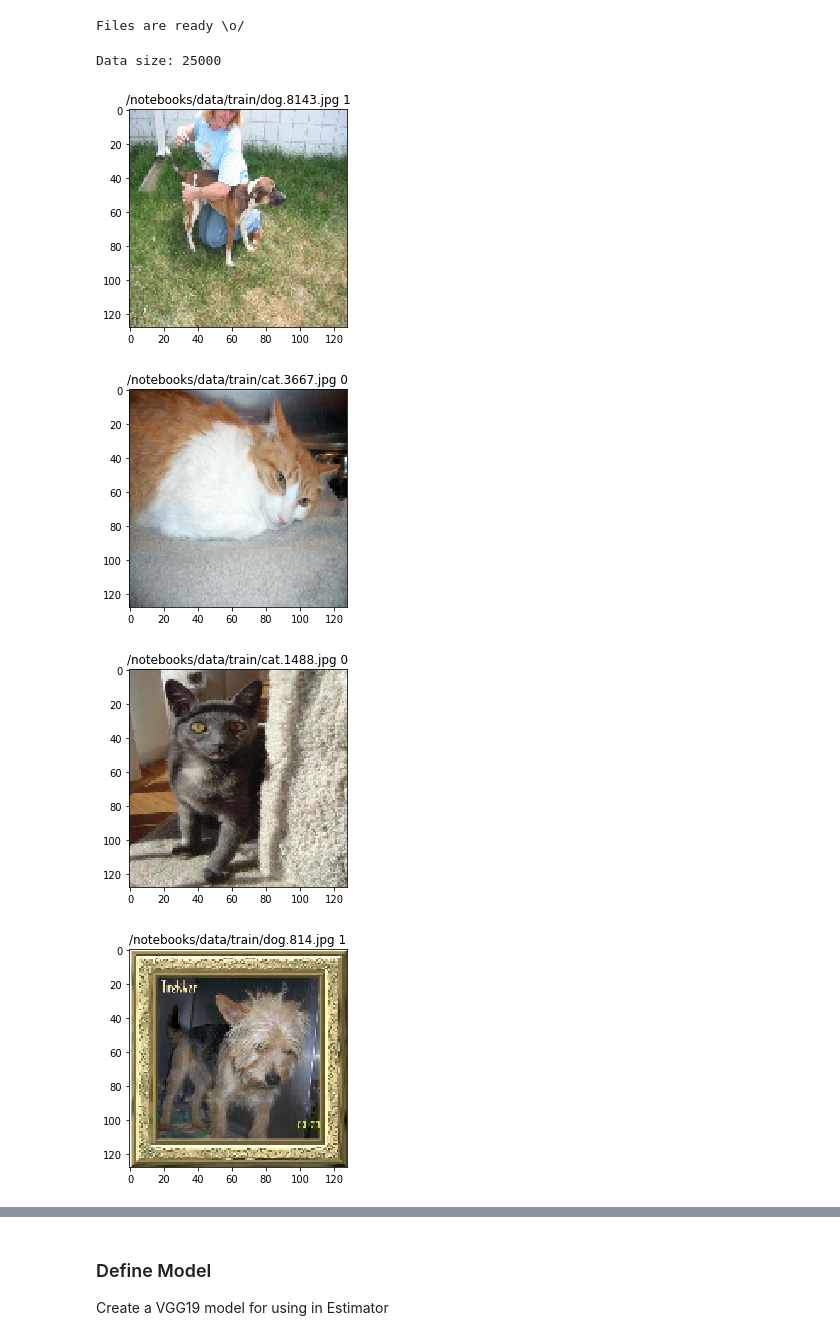
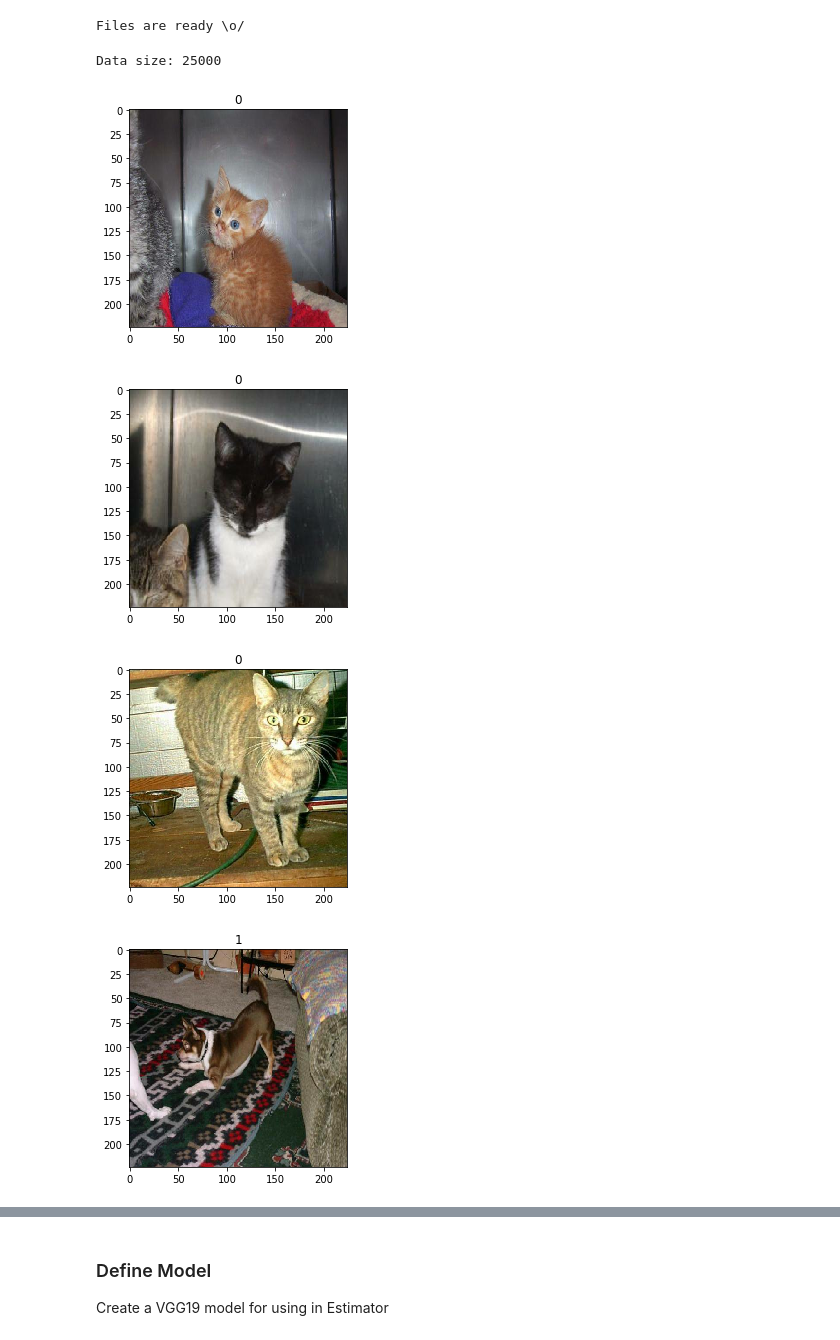
Before and after one commit to neungkl/cat-vs-dog-classification, a Jupyter notebook: src/cat-dog-classifier.ipynb, the cells around one changed output, grey strips where cells are left out. Drawn from its saved outputs; the diff is of its cells as text; code cells hidden in the pictures.

Commit message:
Complete add train part (a lot of bugs)

```diff
--- a/src/cat-dog-classifier.ipynb
+++ b/src/cat-dog-classifier.ipynb
@@ -73,7 +75,7 @@ def read_images_from_disk(input_queue):
     image = tf.image.decode_image(file_contents, channels=3)
     image.set_shape([None, None, 3])
 
-    return filename, image, label
+    return image, label
 
 def gen_input_fn(image_list, label_list, batch_size, shuffle):
 
@@ -88,12 +90,12 @@ def gen_input_fn(image_list, label_list, batch_size, shuffle):
             name="file_input_queue"
         )
 
-        filename, image, label = read_images_from_disk(input_queue)
+        image, label = read_images_from_disk(input_queue)
 
         image = tf.image.resize_images(image, (224, 224), tf.image.ResizeMethod.NEAREST_NEIGHBOR)
 
-        filename_batch, image_batch, label_batch = tf.train.batch(
-            [filename, image, label],
+        image_batch, label_batch = tf.train.batch(
+            [image, label],
             batch_size=batch_size,
             num_threads=1,
             name="batch_queue",
@@ -102,14 +104,13 @@ def gen_input_fn(image_list, label_list, batch_size, shuffle):
         )
 
         return (
-            filename_batch,
             tf.identity(image_batch, name="features"),
             tf.identity(label_batch, name="label")
         )
 
     return input_fn
 
-def train_valid_input_fn(data_dir, batch_size, shuffle):
+def train_valid_input_fn(data_dir, batch_size):
     img, labels = read_image_label_list(data_dir)
     img = np.array(img)
     labels = np.array(labels)
@@ -124,13 +125,13 @@ def train_valid_input_fn(data_dir, batch_size, shuffle):
     labels = labels[random_seq]
 
     return (
-        gen_input_fn(img[0:split], labels[0:split], batch_size, shuffle),
-        gen_input_fn(img[split:], labels[split:], batch_size, shuffle)
+        gen_input_fn(img[0:split], labels[0:split], batch_size, shuffle = True),
+        gen_input_fn(img[split:], labels[split:], batch_size, shuffle = False)
     )
 
 def test_input_fn(data_dir, batch_size, shuffle):
     image_list, label_list = read_image_label_list(data_dir)
-    return gen_input_fn(image_list, label_list, batch_size, shuffle)
+    return gen_input_fn(image_list, label_list, batch_size, shuffle = False)
 # %% [markdown]
 ### Preview Data
 Check correctness of data
@@ -142,38 +143,37 @@ Files are ready \o/
 # %%
 def plot_img(data, label=None):
     plt.ion()
     plt.figure()
     plt.imshow(data)
     if label is not None:
         plt.title(label)
 
 def preview_img():
 
     img_preview = tf.Graph()
 
     with img_preview.as_default():
-        tensor_train, _ = train_valid_input_fn('data/train', batch_size=5, shuffle=True)
+        tensor_train, _ = train_valid_input_fn('data/train', batch_size=5)
         result = tf.tuple(tensor_train())
 
     with tf.Session(graph=img_preview) as sess:
-        sess.run(tf.local_variables_initializer())
         sess.run(tf.global_variables_initializer())
         coord = tf.train.Coordinator()
         threads = tf.train.start_queue_runners(coord=coord)
 
-        filenames, images, labels = sess.run(result)
+        images, labels = sess.run(result)
         for i in range(len(images)):
-            plot_img(images[i], filenames[i] + " " + str(labels[i]))
+            plot_img(images[i], str(labels[i]))
 
         coord.request_stop()
         coord.join(threads)
 
         sess.close()
 
 preview_img()
 # %% [output]
 Data size: 25000
-[figure, old version]
+[figure, new version]
-[figure, old version]
+[figure, new version]
-[figure, old version]
+[figure, new version]
-[figure, old version]
+[figure, new version]
```
Also changed, not shown: parts of 6 cells of this notebook, 3 other files.
